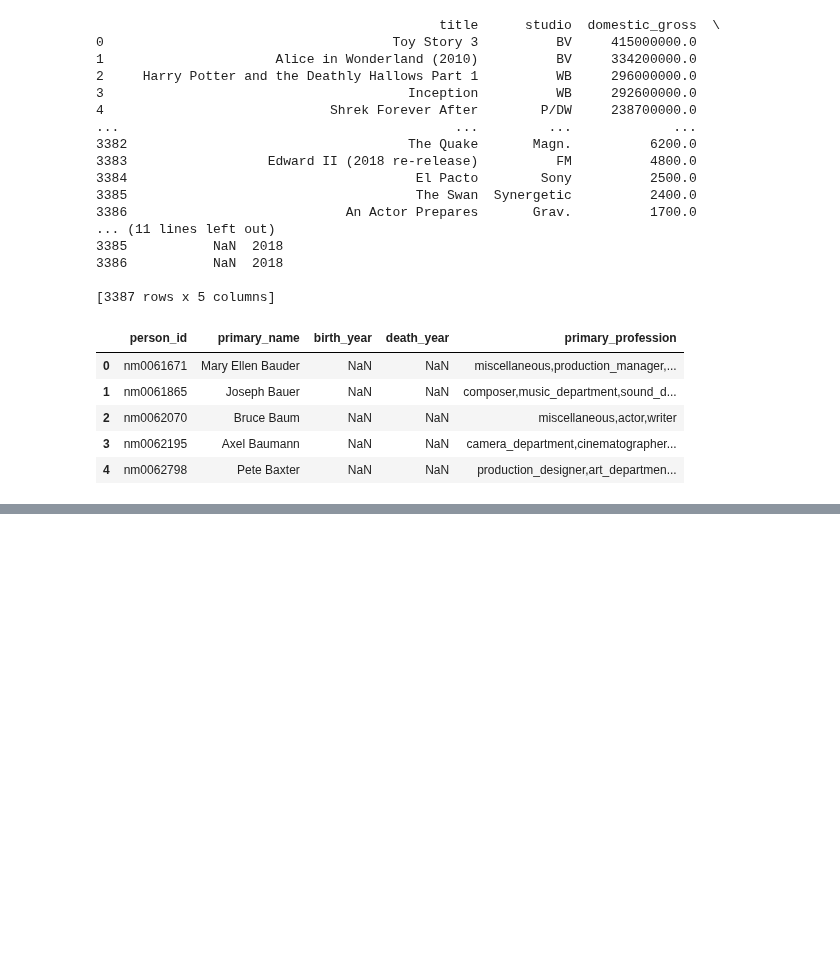
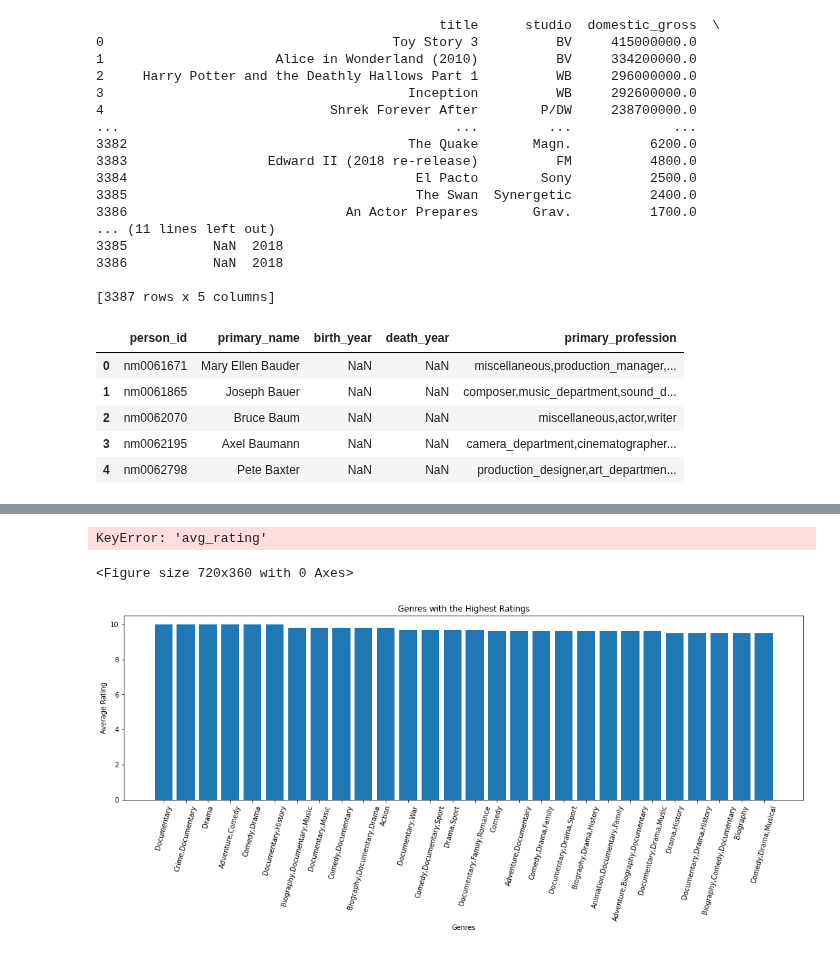
Before and after one commit to QuinnGrigsby/Capstone_Git-ing_it_done_MovieInformation, a Jupyter notebook: Data Understanding.ipynb, the cells around one changed output, grey strips where cells are left out. Cells and saved outputs as stored; diff of their text form; code cells hidden in the pictures; blank space fills up the shorter version.

Commit message:
movie ratings and genre data analysis, working on creating graphs with new data

```diff
--- a/Data Understanding.ipynb
+++ b/Data Understanding.ipynb
@@ -49,0 +84,14 @@ FROM persons
+# %%
+q = """
+SELECT averagerating as avg_rating, genres
+FROM movie_ratings
+JOIN movie_basics
+    USING (movie_id)
+WHERE averagerating IS NOT NULL
+AND genres IS NOT NULL
+ORDER BY avg_rating desc
+limit 200
+;
+"""
+high_ratings = pd.read_sql(q, conn)
+print(high_ratings)
@@ -49,0 +157,31 @@ FROM persons
+# %%
+plt.figure(figsize=(10, 5))
+plt.bar(top_30["genres"], top_30["avg_rating"], color = "r")
+plt.xlabel("Genres")
+plt.xticks(rotation = 90)
+plt.ylabel("Average Rating")
+plt.title("Genres with the Highest Ratings")
+plt.legend(labels=['Average Rating'])
+plt.show()
+# %% [output]
+KeyError: 'avg_rating'
+<Figure size 720x360 with 0 Axes>
+# %%
+sql = """SELECT averagerating as avg_rating, genres
+FROM movie_ratings
+JOIN movie_basics
+    USING (movie_id)
+ORDER BY averagerating desc
+LIMIT 100"""
+
+f, ax = plt.subplots(figsize=(18,5))
+plt.xticks(rotation=75)
+
+data = pd.read_sql(sql, conn)
+plt.bar(high_ratings, data.avg_rating)
+plt.xlabel("Genres")
+plt.ylabel("Average Rating")
+plt.title("Genres with the Highest Ratings")
+plt.show()
+# %% [output]
+[figure, added]
```
Also changed, not shown: parts of 12 cells of this notebook.
